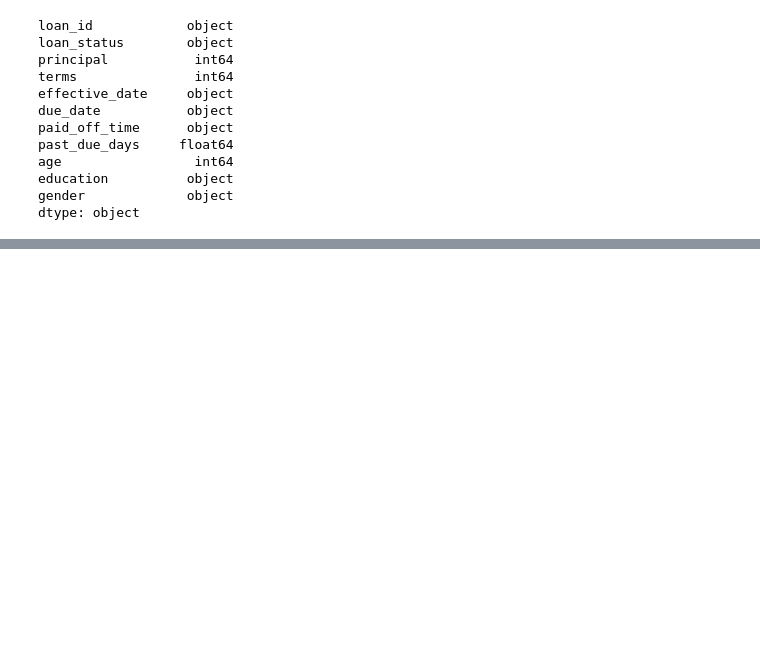
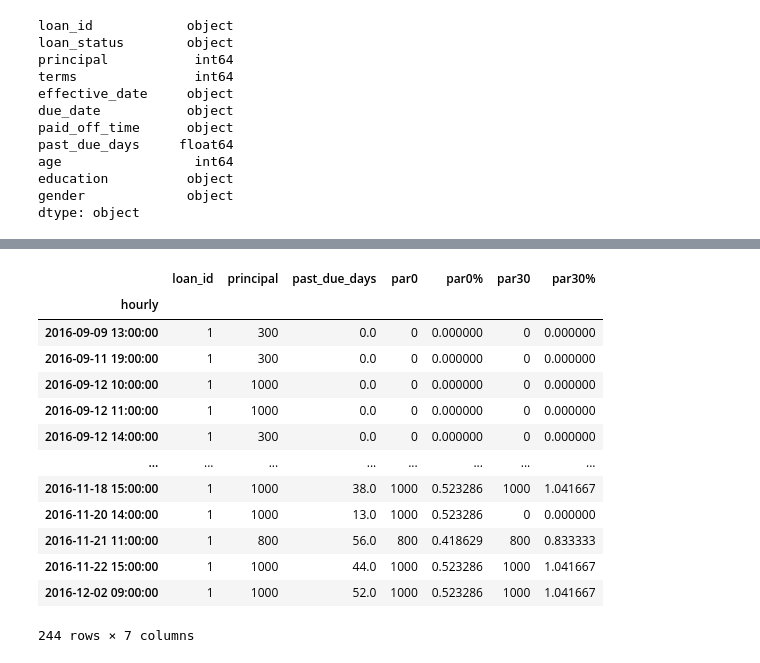
Before and after one commit to TelRich/Loan-Project, a Jupyter notebook: loan.ipynb, the cells around one changed output, grey strips where cells are left out. Saved outputs shown, nothing was run; the diff lists cells and outputs as text; code cells hidden in the pictures; blank space fills up the shorter version.

```diff
--- a/loan.ipynb
+++ b/loan.ipynb
@@ -108,0 +228,26 @@ Length: 500, dtype: bool
+# %%
+grouped  = ln_data.groupby('hourly').agg({
+    'loan_id': 'count',
+    'principal': 'sum',
+    'past_due_days': 'mean',
+    'par0': 'sum',
+    'par0%': 'sum',
+    'par30': 'sum',
+    'par30%': 'sum'
+})
+grouped
+# %% [output]
+|  | loan_id | principal | past_due_days | par0 | par0% | par30 | par30% |
+| hourly |  |  |  |  |  |  |  |
+| 2016-09-09 13:00:00 | 1 | 300 | 0.0 | 0 | 0.000000 | 0 | 0.000000 |
+| 2016-09-11 19:00:00 | 1 | 300 | 0.0 | 0 | 0.000000 | 0 | 0.000000 |
+| 2016-09-12 10:00:00 | 1 | 1000 | 0.0 | 0 | 0.000000 | 0 | 0.000000 |
+| 2016-09-12 11:00:00 | 1 | 1000 | 0.0 | 0 | 0.000000 | 0 | 0.000000 |
+| 2016-09-12 14:00:00 | 1 | 300 | 0.0 | 0 | 0.000000 | 0 | 0.000000 |
+| ... | ... | ... | ... | ... | ... | ... | ... |
+| 2016-11-18 15:00:00 | 1 | 1000 | 38.0 | 1000 | 0.523286 | 1000 | 1.041667 |
+| 2016-11-20 14:00:00 | 1 | 1000 | 13.0 | 1000 | 0.523286 | 0 | 0.000000 |
+| 2016-11-21 11:00:00 | 1 | 800 | 56.0 | 800 | 0.418629 | 800 | 0.833333 |
+| 2016-11-22 15:00:00 | 1 | 1000 | 44.0 | 1000 | 0.523286 | 1000 | 1.041667 |
+| 2016-12-02 09:00:00 | 1 | 1000 | 52.0 | 1000 | 0.523286 | 1000 | 1.041667 |
+244 rows × 7 columns
```
Also changed, not shown: parts of 18 cells of this notebook, 1 other file.
